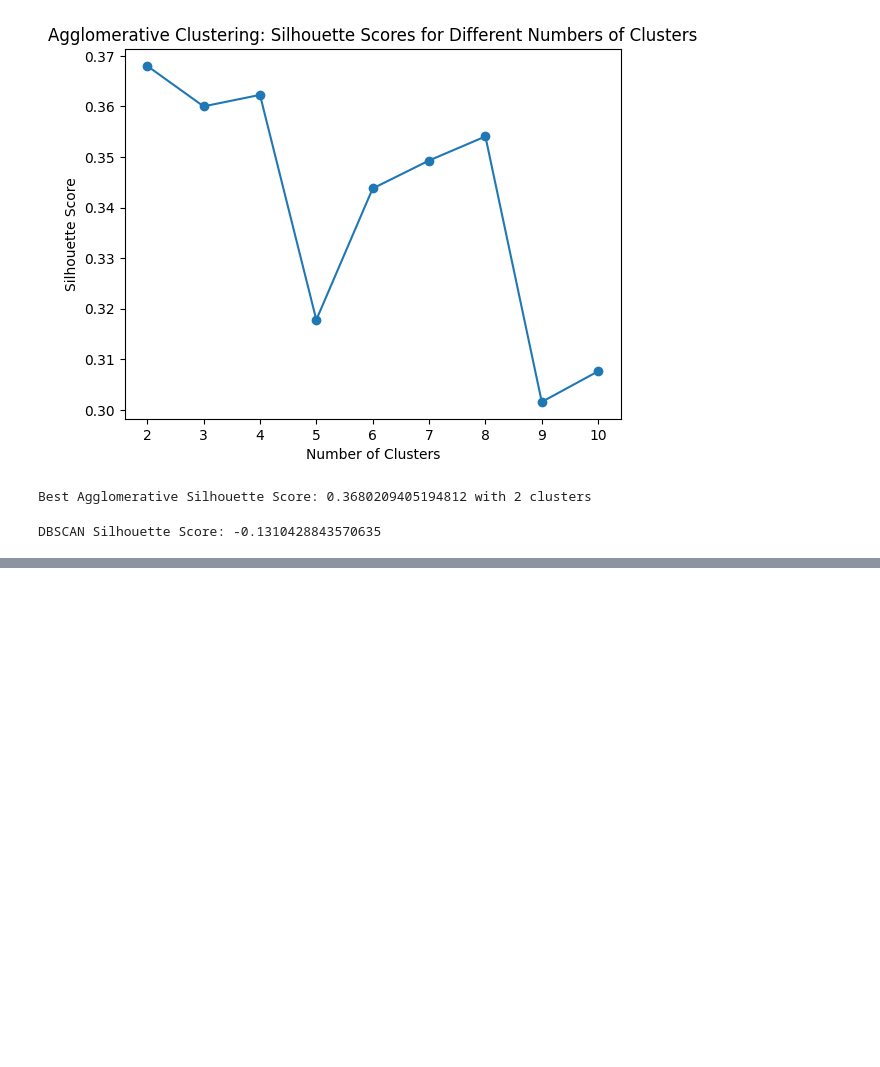
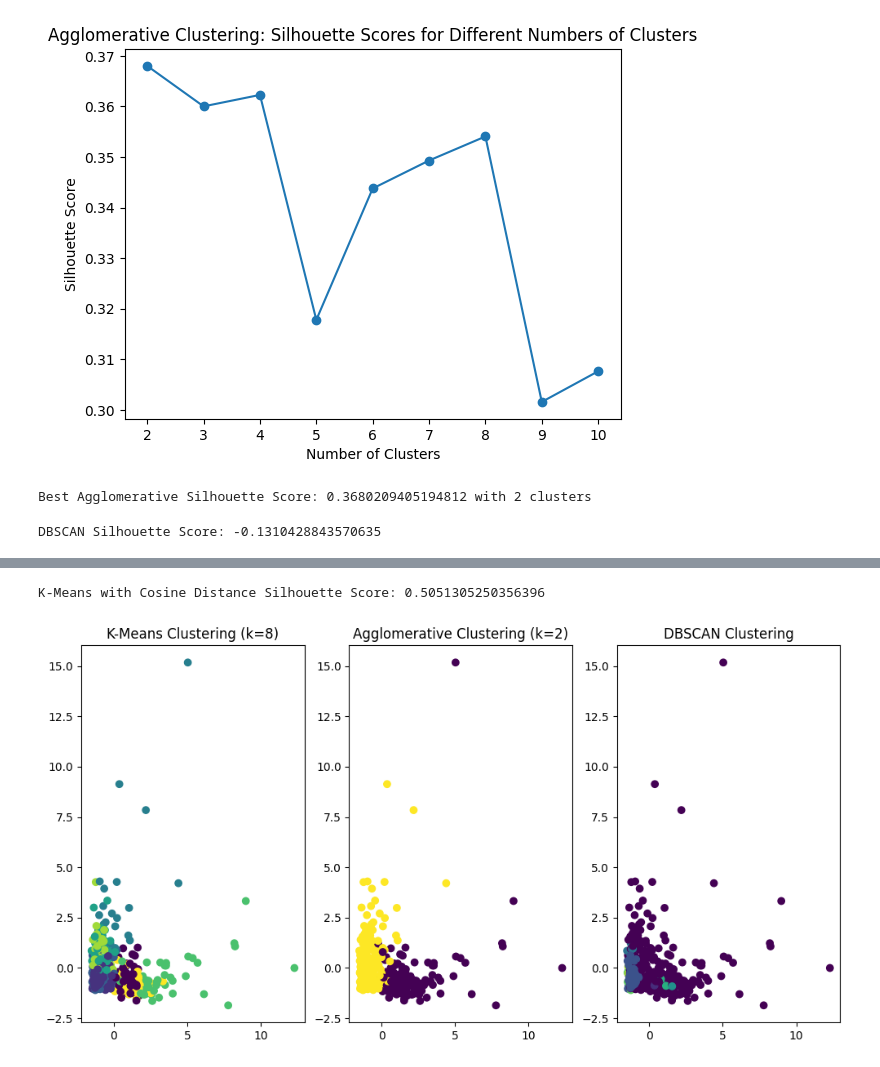
Before and after one commit to AshSama12/wholesale-customer-data-analyze, a Jupyter notebook: wholesale_customer_dataset.ipynb, the cells around one changed output, grey strips where cells are left out. Cells and saved outputs as stored; diff of their text form; code cells hidden in the pictures; blank space fills up the shorter version.

```diff
--- a/wholesale_customer_dataset.ipynb
+++ b/wholesale_customer_dataset.ipynb
@@ -174,0 +219,4 @@ DBSCAN Silhouette Score: -0.1310428843570635
+# %%
+# DBSCAN Evaluation
+dbscan = DBSCAN(eps=0.5, min_samples=5)
+dbscan_labels = dbscan.fit_predict(scaled_data)
@@ -174,0 +302,44 @@ DBSCAN Silhouette Score: -0.1310428843570635
+# %%
+from sklearn.cluster import KMeans
+from sklearn.metrics.pairwise import cosine_distances
+from sklearn.preprocessing import normalize
+
+# Normalize the data for cosine similarity
+normalized_data = normalize(scaled_data)
+
+# K-Means with cosine distance (using normalized data)
+kmeans_cosine = KMeans(n_clusters=best_k, random_state=42)
+kmeans_labels = kmeans_cosine.fit_predict(normalized_data)
+
+# Evaluation (using normalized data)
+kmeans_silhouette = silhouette_score(normalized_data, kmeans_labels, metric='cosine')
+print(f'K-Means with Cosine Distance Silhouette Score: {kmeans_silhouette}')
+# %% [output]
+K-Means with Cosine Distance Silhouette Score: 0.5051305250356396
+# %%
+import matplotlib.pyplot as plt
+from sklearn.decomposition import PCA
+
+# Reduce dimensions to 2D using PCA for visualization
+pca = PCA(n_components=2)
+data_2d = pca.fit_transform(scaled_data)
+
+# Plot K-Means Clustering
+plt.figure(figsize=(12, 6))
+plt.subplot(1, 3, 1)
+plt.scatter(data_2d[:, 0], data_2d[:, 1], c=kmeans_labels, cmap='viridis')
+plt.title(f'K-Means Clustering (k={best_k})')
+
+# Plot Agglomerative Clustering
+plt.subplot(1, 3, 2)
+plt.scatter(data_2d[:, 0], data_2d[:, 1], c=agg_labels, cmap='viridis')
+plt.title(f'Agglomerative Clustering (k={best_agg_k})')
+
+# Plot DBSCAN Clustering
+plt.subplot(1, 3, 3)
+plt.scatter(data_2d[:, 0], data_2d[:, 1], c=dbscan_labels, cmap='viridis')
+plt.title('DBSCAN Clustering')
+
+plt.show()
+# %% [output]
+[figure, added]
```
Also changed, not shown: parts of 11 cells of this notebook.
